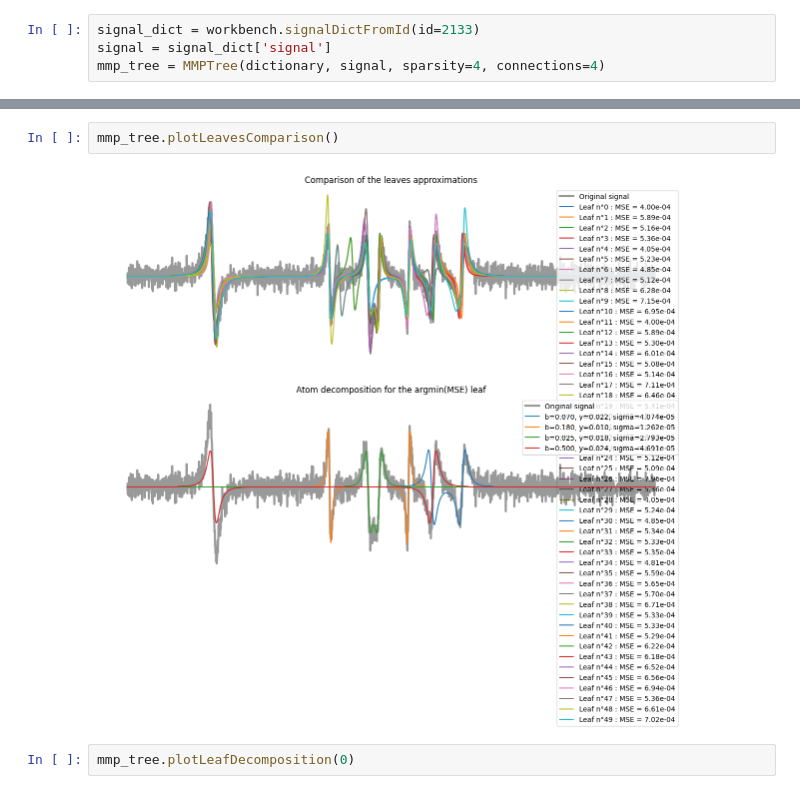
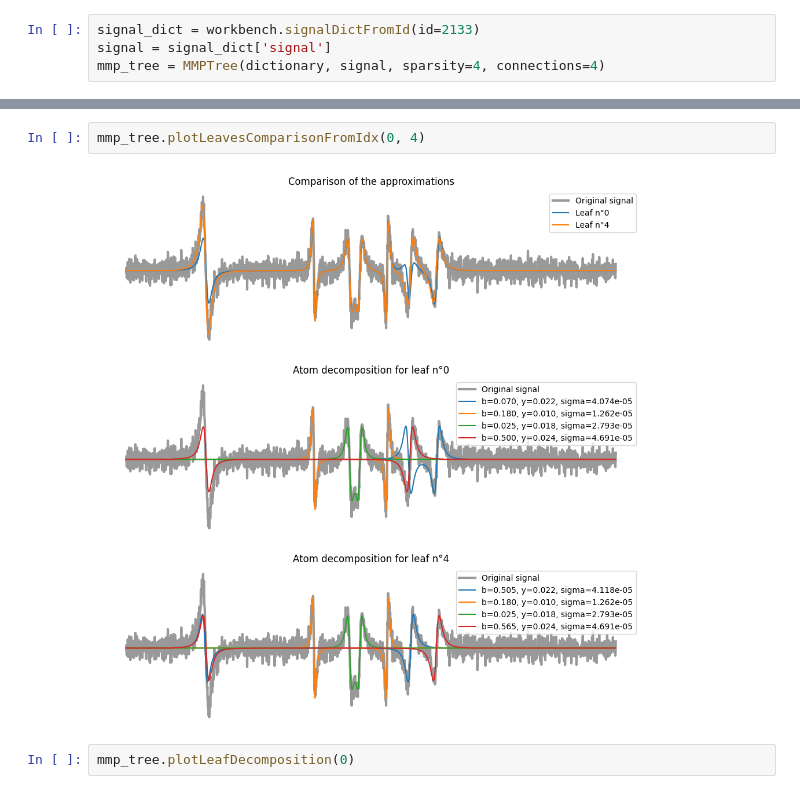
Before and after one commit to yanisgomes/csc, a Jupyter notebook: examples/mmp_demo.ipynb, the cells around one changed output, grey strips where cells are left out. Drawn from its saved outputs; the diff is of its cells as text.

```diff
--- a/examples/mmp_demo.ipynb
+++ b/examples/mmp_demo.ipynb
@@ -87,7 +63,7 @@ Branch n°50 leaf with MSE = 0.0007018010834296625
-# %%
-mmp_tree.plotLeavesComparison()
-# %% [output]
-[figure, removed]
+# %%
+mmp_tree.plotLeavesComparisonFromIdx(0, 4)
+# %% [output]
+[figure, added]
 # %%
 mmp_tree.plotLeafDecomposition(0)
 # %% [output]
```
Also changed, not shown: parts of 3 cells of this notebook.
